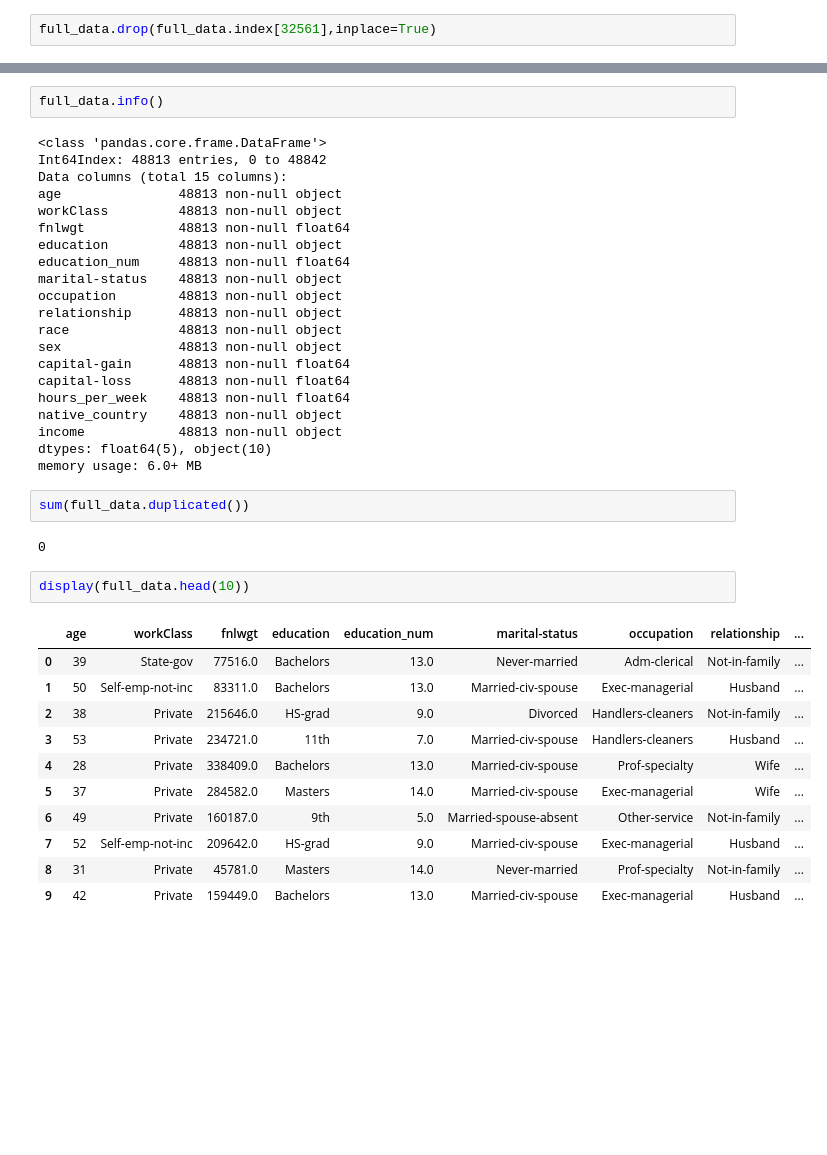
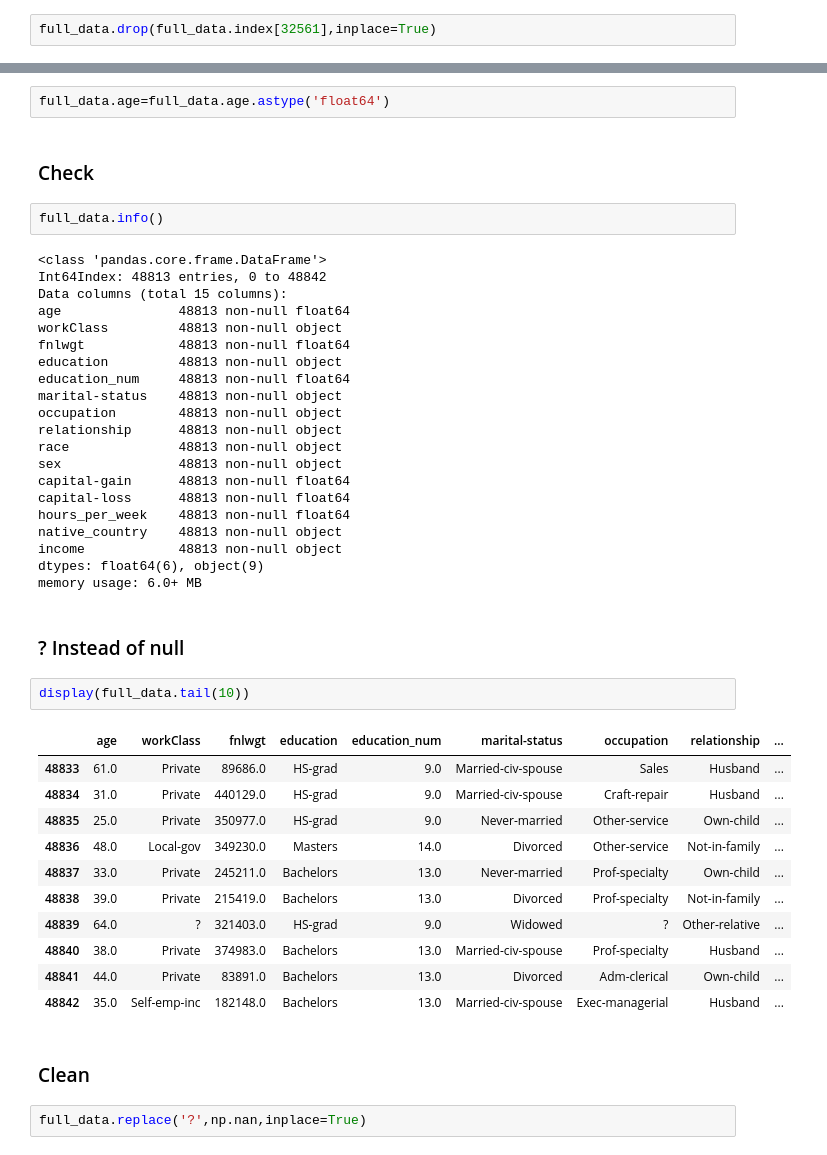
Before and after one commit to SalmaAbass/Finding-Donors-for-CharityML, a Jupyter notebook: Census Income Data.ipynb, the cells around one changed output, grey strips where cells are left out. Drawn from its saved outputs; the diff is of its cells as text; blank space fills up the shorter version.

Commit message:
Prepare data for machine learning

```diff
--- a/Census Income Data.ipynb
+++ b/Census Income Data.ipynb
@@ -151,10 +198,14 @@ full_data.drop_duplicates(inplace=True)
+# %%
+full_data.age=full_data.age.astype('float64')
+# %% [markdown]
+### Check
 # %%
 full_data.info()
 # %% [output]
 <class 'pandas.core.frame.DataFrame'>
 Int64Index: 48813 entries, 0 to 48842
 Data columns (total 15 columns):
-age               48813 non-null object
+age               48813 non-null float64
 workClass         48813 non-null object
 fnlwgt            48813 non-null float64
 education         48813 non-null object
@@ -169,23 +220,25 @@ capital-loss      48813 non-null float64
 hours_per_week    48813 non-null float64
 native_country    48813 non-null object
 income            48813 non-null object
-dtypes: float64(5), object(10)
+dtypes: float64(6), object(9)
 memory usage: 6.0+ MB
-# %%
-sum(full_data.duplicated())
-# %% [output]
-0
+# %% [markdown]
+### ? Instead of null
 # %%
-display(full_data.head(10))
+display(full_data.tail(10))
 # %% [output]
 |  | age | workClass | fnlwgt | education | education_num | marital-status | occupation | relationship | ... |
-| 0 | 39 | State-gov | 77516.0 | Bachelors | 13.0 | Never-married | Adm-clerical | Not-in-family | ... |
-| 1 | 50 | Self-emp-not-inc | 83311.0 | Bachelors | 13.0 | Married-civ-spouse | Exec-managerial | Husband | ... |
-| 2 | 38 | Private | 215646.0 | HS-grad | 9.0 | Divorced | Handlers-cleaners | Not-in-family | ... |
-| 3 | 53 | Private | 234721.0 | 11th | 7.0 | Married-civ-spouse | Handlers-cleaners | Husband | ... |
-| 4 | 28 | Private | 338409.0 | Bachelors | 13.0 | Married-civ-spouse | Prof-specialty | Wife | ... |
-| 5 | 37 | Private | 284582.0 | Masters | 14.0 | Married-civ-spouse | Exec-managerial | Wife | ... |
-| 6 | 49 | Private | 160187.0 | 9th | 5.0 | Married-spouse-absent | Other-service | Not-in-family | ... |
-| 7 | 52 | Self-emp-not-inc | 209642.0 | HS-grad | 9.0 | Married-civ-spouse | Exec-managerial | Husband | ... |
-| 8 | 31 | Private | 45781.0 | Masters | 14.0 | Never-married | Prof-specialty | Not-in-family | ... |
-| 9 | 42 | Private | 159449.0 | Bachelors | 13.0 | Married-civ-spouse | Exec-managerial | Husband | ... |
+| 48833 | 61.0 | Private | 89686.0 | HS-grad | 9.0 | Married-civ-spouse | Sales | Husband | ... |
+| 48834 | 31.0 | Private | 440129.0 | HS-grad | 9.0 | Married-civ-spouse | Craft-repair | Husband | ... |
+| 48835 | 25.0 | Private | 350977.0 | HS-grad | 9.0 | Never-married | Other-service | Own-child | ... |
+| 48836 | 48.0 | Local-gov | 349230.0 | Masters | 14.0 | Divorced | Other-service | Not-in-family | ... |
+| 48837 | 33.0 | Private | 245211.0 | Bachelors | 13.0 | Never-married | Prof-specialty | Own-child | ... |
+| 48838 | 39.0 | Private | 215419.0 | Bachelors | 13.0 | Divorced | Prof-specialty | Not-in-family | ... |
+| 48839 | 64.0 | ? | 321403.0 | HS-grad | 9.0 | Widowed | ? | Other-relative | ... |
+| 48840 | 38.0 | Private | 374983.0 | Bachelors | 13.0 | Married-civ-spouse | Prof-specialty | Husband | ... |
+| 48841 | 44.0 | Private | 83891.0 | Bachelors | 13.0 | Divorced | Adm-clerical | Own-child | ... |
+| 48842 | 35.0 | Self-emp-inc | 182148.0 | Bachelors | 13.0 | Married-civ-spouse | Exec-managerial | Husband | ... |
+# %% [markdown]
+### Clean
+# %%
+full_data.replace('?',np.nan,inplace=True)
```
Also changed, not shown: parts of 57 cells of this notebook.
